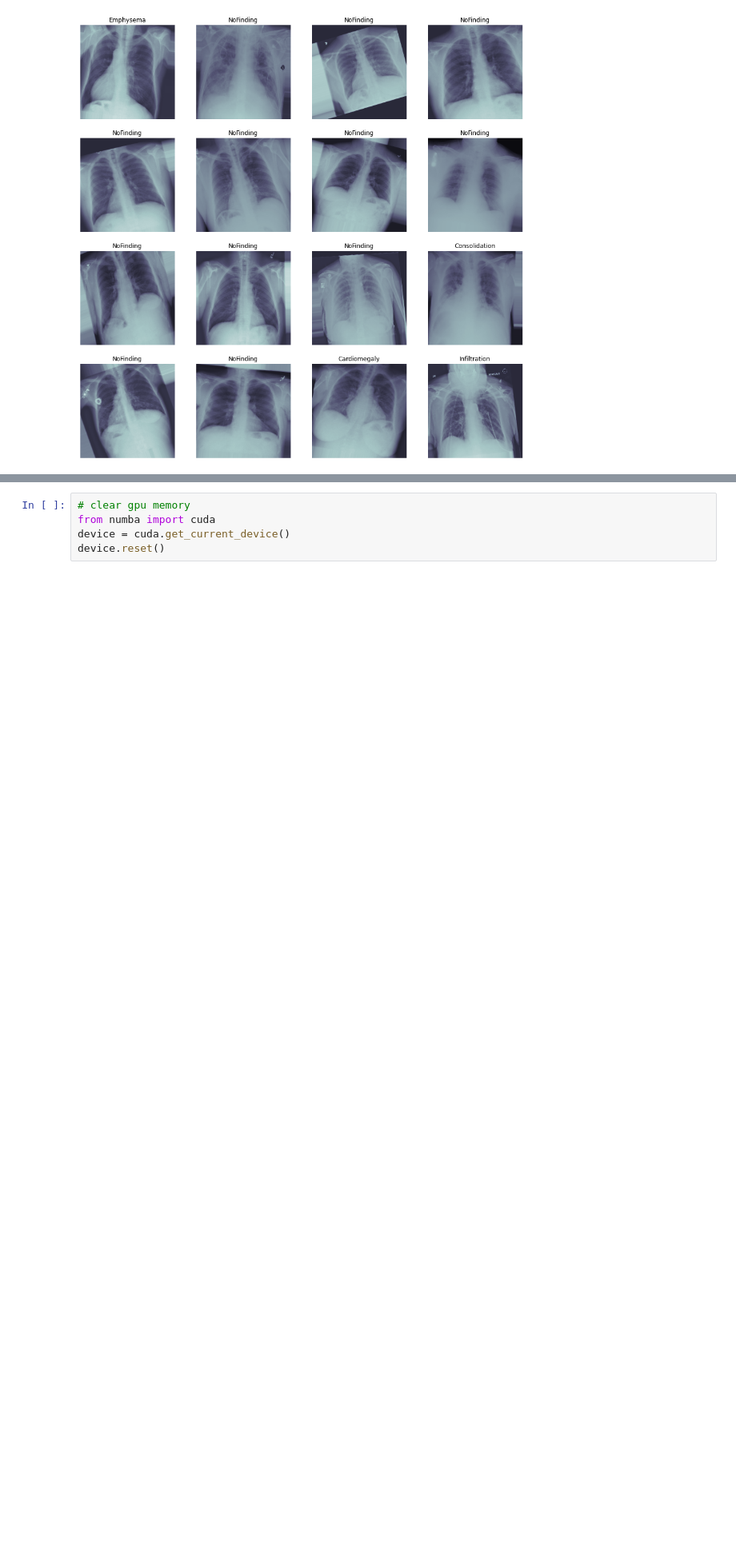
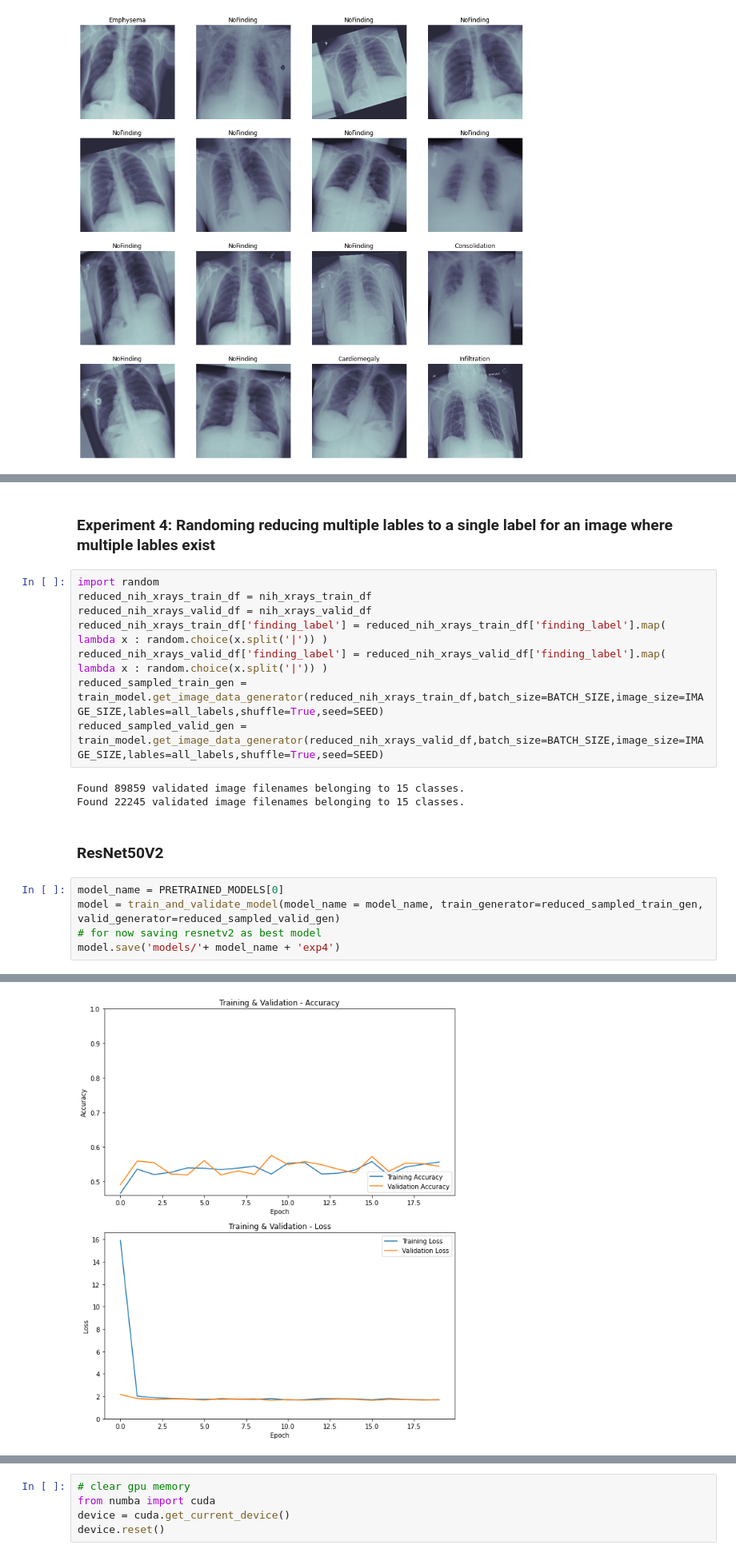
Before and after one commit to jayhombal/covid19-image-detection, a Jupyter notebook: notebooks/COVID-19-Image-Classification-phase1.ipynb, the cells around one changed output, grey strips where cells are left out. Shown: that part at 80% size. Cells and saved outputs as stored; diff of their text form; blank space fills up the shorter version.

```diff
--- a/notebooks/COVID-19-Image-Classification-phase1.ipynb
+++ b/notebooks/COVID-19-Image-Classification-phase1.ipynb
@@ -394,0 +425,21 @@ Fine-Tuned VGG16 Accuracy and Loss plots
+# %% [markdown]
+### Experiment 4: Randoming reducing multiple lables to a single label for an image where multiple lables exist
+# %%
+import random
+reduced_nih_xrays_train_df = nih_xrays_train_df
+reduced_nih_xrays_valid_df = nih_xrays_valid_df
+reduced_nih_xrays_train_df['finding_label'] = reduced_nih_xrays_train_df['finding_label'].map( lambda x : random.choice(x.split('|')) )
+reduced_nih_xrays_valid_df['finding_label'] = reduced_nih_xrays_valid_df['finding_label'].map( lambda x : random.choice(x.split('|')) )
+reduced_sampled_train_gen = train_model.get_image_data_generator(reduced_nih_xrays_train_df,batch_size=BATCH_SIZE,image_size=IMAGE_SIZE,lables=all_labels,shuffle=True,seed=SEED)
+reduced_sampled_valid_gen = train_model.get_image_data_generator(reduced_nih_xrays_valid_df,batch_size=BATCH_SIZE,image_size=IMAGE_SIZE,lables=all_labels,shuffle=True,seed=SEED)
+# %% [output]
+Found 89859 validated image filenames belonging to 15 classes.
+Found 22245 validated image filenames belonging to 15 classes.
+# %% [markdown]
+### ResNet50V2
+# %%
+model_name = PRETRAINED_MODELS[0]
+model = train_and_validate_model(model_name = model_name, train_generator=reduced_sampled_train_gen, valid_generator=reduced_sampled_valid_gen)
+# for now saving resnetv2 as best model
+model.save('models/'+ model_name + 'exp4')
+# %% [output]
@@ -394,0 +463 @@ Fine-Tuned VGG16 Accuracy and Loss plots
+[figure, added]
```
Also changed, not shown: parts of 50 cells of this notebook, 7 other files.
